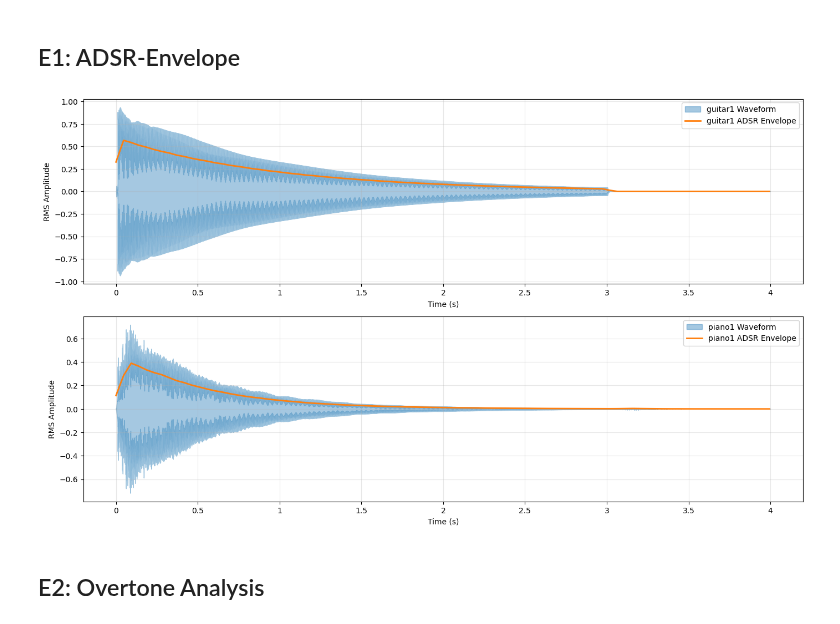
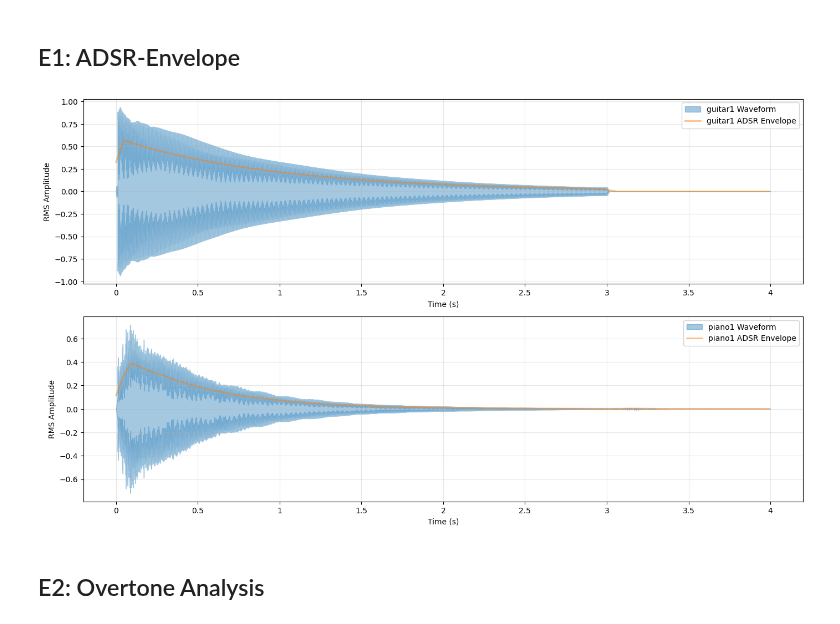
Before and after one commit to martijuanola/RWTH-AIiM, a Jupyter notebook: exercices/e7/e7-main.ipynb, the cells around one changed output. Saved outputs shown, nothing was run; the diff lists cells and outputs as text; code cells hidden in the pictures.

```diff
--- a/exercices/e7/e7-main.ipynb
+++ b/exercices/e7/e7-main.ipynb
@@ -42,35 +40,35 @@ hop_length = 1024
 frame_length = 1024
 
 #calculate rms
 rms_g1 = librosa.feature.rms(y=y_g1, frame_length=frame_length, hop_length=hop_length)[0]
 rms_p1 = librosa.feature.rms(y=y_p1, frame_length=frame_length, hop_length=hop_length)[0]
 
 # get time axis
 times_g1 = librosa.times_like(rms_g1, sr=sr_g1, hop_length=hop_length)
 times_p1 = librosa.times_like(rms_p1, sr=sr_p1, hop_length=hop_length)
 
 plt.figure(figsize=(14, 8))
 
 #plot adsr for guitar
 plt.subplot(2, 1, 1)
 librosa.display.waveshow(y_g1, sr=sr_g1, alpha=0.4, label="guitar1 Waveform")
-plt.plot(times_g1, rms_g1, linewidth=2, label="guitar1 ADSR Envelope")
+plt.plot(times_g1, rms_g1, linewidth=2, alpha=0.5, label="guitar1 ADSR Envelope")
 plt.xlabel("Time (s)")
 plt.ylabel("RMS Amplitude")
 plt.legend()
 plt.grid(True, alpha=0.3)
 plt.tight_layout()
 
 #plot adsr for piano
 plt.subplot(2, 1, 2)
 librosa.display.waveshow(y_p1, sr=sr_p1, alpha=0.4, label="piano1 Waveform")
-plt.plot(times_p1, rms_p1, linewidth=2, label="piano1 ADSR Envelope")
+plt.plot(times_p1, rms_p1, linewidth=2, alpha=0.5, label="piano1 ADSR Envelope")
 plt.xlabel("Time (s)")
 plt.ylabel("RMS Amplitude")
 plt.legend()
 plt.grid(True, alpha=0.3)
 plt.tight_layout()
 # %% [output]
-[figure, old version]
+[figure, new version]
 # %% [markdown]
 ## E2: Overtone Analysis
```
Also changed, not shown: parts of 8 cells of this notebook, 6 other files.
